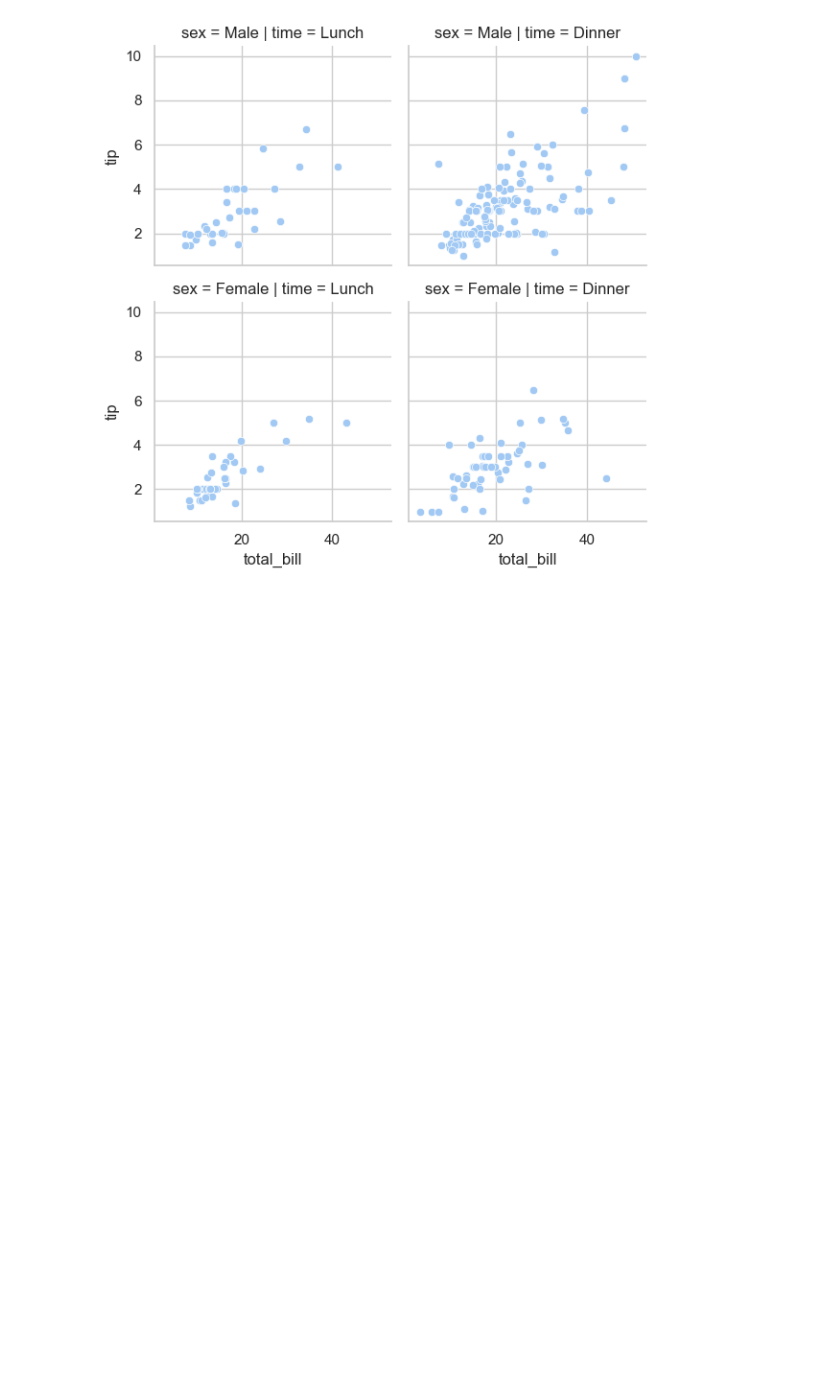
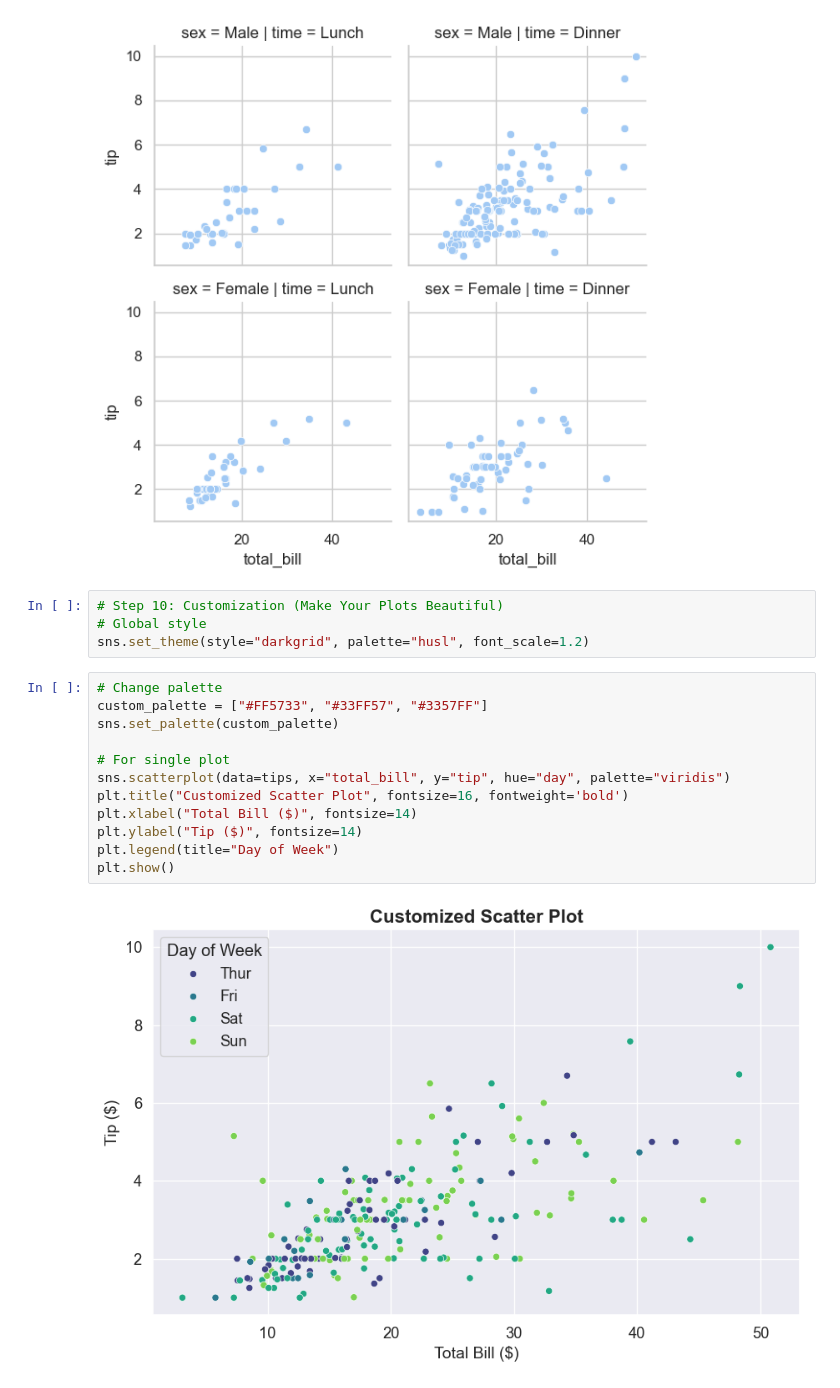
Before and after one commit to Pankaj-Str/Complete-Python-Mastery, a Jupyter notebook: 47 Seaborn/Seaborn_Example.ipynb, the cells around one changed output. Saved outputs shown, nothing was run; the diff lists cells and outputs as text; blank space fills up the shorter version.

```diff
--- a/47 Seaborn/Seaborn_Example.ipynb
+++ b/47 Seaborn/Seaborn_Example.ipynb
@@ -189,3 +189,21 @@ g.map_dataframe(sns.scatterplot, x="total_bill", y="tip")
 plt.show()
 # %% [output]
 [figure]
+# %%
+# Step 10: Customization (Make Your Plots Beautiful)
+# Global style
+sns.set_theme(style="darkgrid", palette="husl", font_scale=1.2)
+# %%
+# Change palette
+custom_palette = ["#FF5733", "#33FF57", "#3357FF"]
+sns.set_palette(custom_palette)
+
+# For single plot
+sns.scatterplot(data=tips, x="total_bill", y="tip", hue="day", palette="viridis")
+plt.title("Customized Scatter Plot", fontsize=16, fontweight='bold')
+plt.xlabel("Total Bill ($)", fontsize=14)
+plt.ylabel("Tip ($)", fontsize=14)
+plt.legend(title="Day of Week")
+plt.show()
+# %% [output]
+[figure, added]
```
Also changed, not shown: parts of 1 cell of this notebook, 1 other file.
